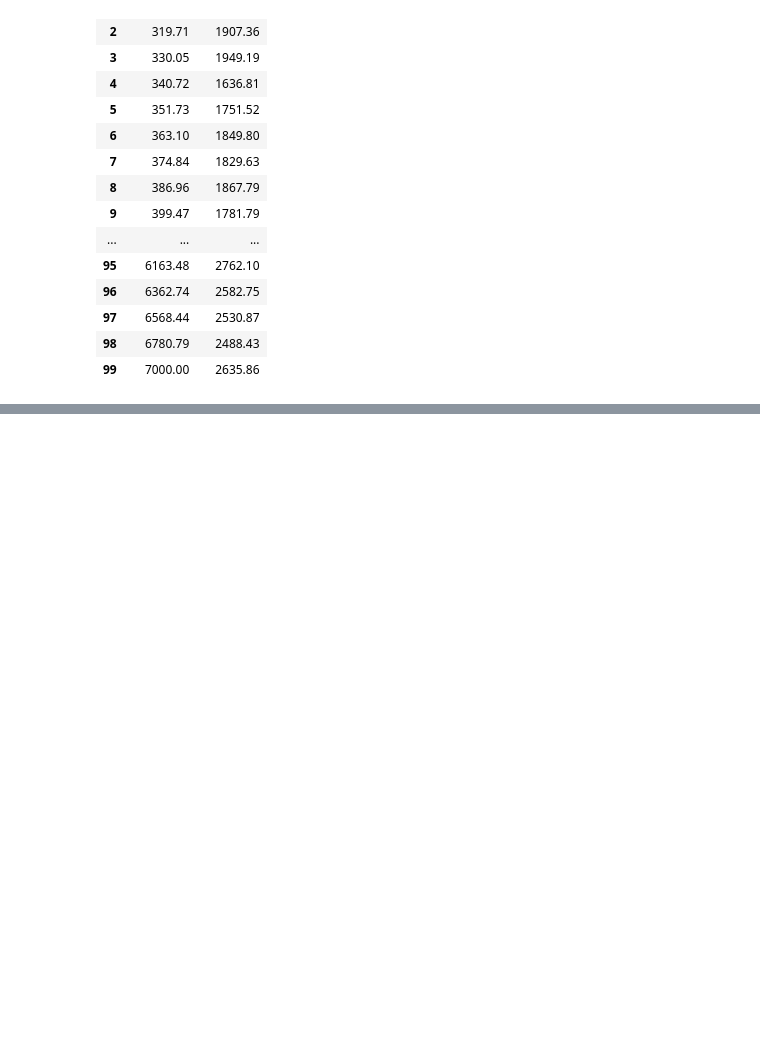
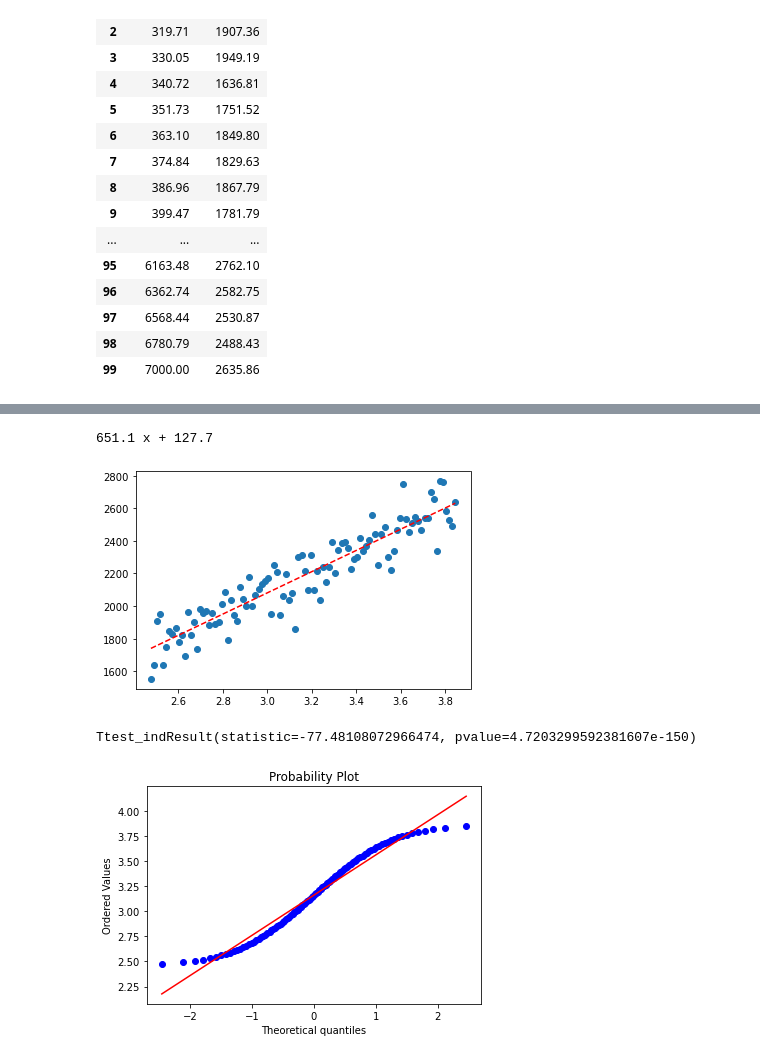
Before and after one commit to ghostlypi/RLabs, a Jupyter notebook: Lab 3/Lab 3.ipynb, the cells around one changed output, grey strips where cells are left out. Saved outputs shown, nothing was run; the diff lists cells and outputs as text; code cells hidden in the pictures; blank space fills up the shorter version.

```diff
--- a/Lab 3/Lab 3.ipynb
+++ b/Lab 3/Lab 3.ipynb
@@ -518,0 +547,6 @@ smfr
+# %%
+s2 = salinas.values.tolist()
+for i in range(len(s2)):
+    s2[i][0] = np.log10(s2[i][0])
+salinas = pd.DataFrame(s2,columns=["discharge","sediment"])
+salinas
@@ -518,0 +595,19 @@ smfr
+# %%
+x = salinas.discharge
+y = salinas.sediment
+plt.scatter(x, y)
+try:
+    z = np.polyfit(x, y, 1)
+except:
+    z = np.polyfit(x, y, 1)
+p = np.poly1d(z)
+print(p)
+plt.plot(x,p(x),"r--")
+plt.show()
+stats.probplot(x, plot=plt)
+stats.ttest_ind(x,y)
+# %% [output]
+651.1 x + 127.7
+[figure, added]
+Ttest_indResult(statistic=-77.48108072966474, pvalue=4.7203299592381607e-150)
+[figure, added]
```
Also changed, not shown: parts of 8 cells of this notebook, 2 other files.
